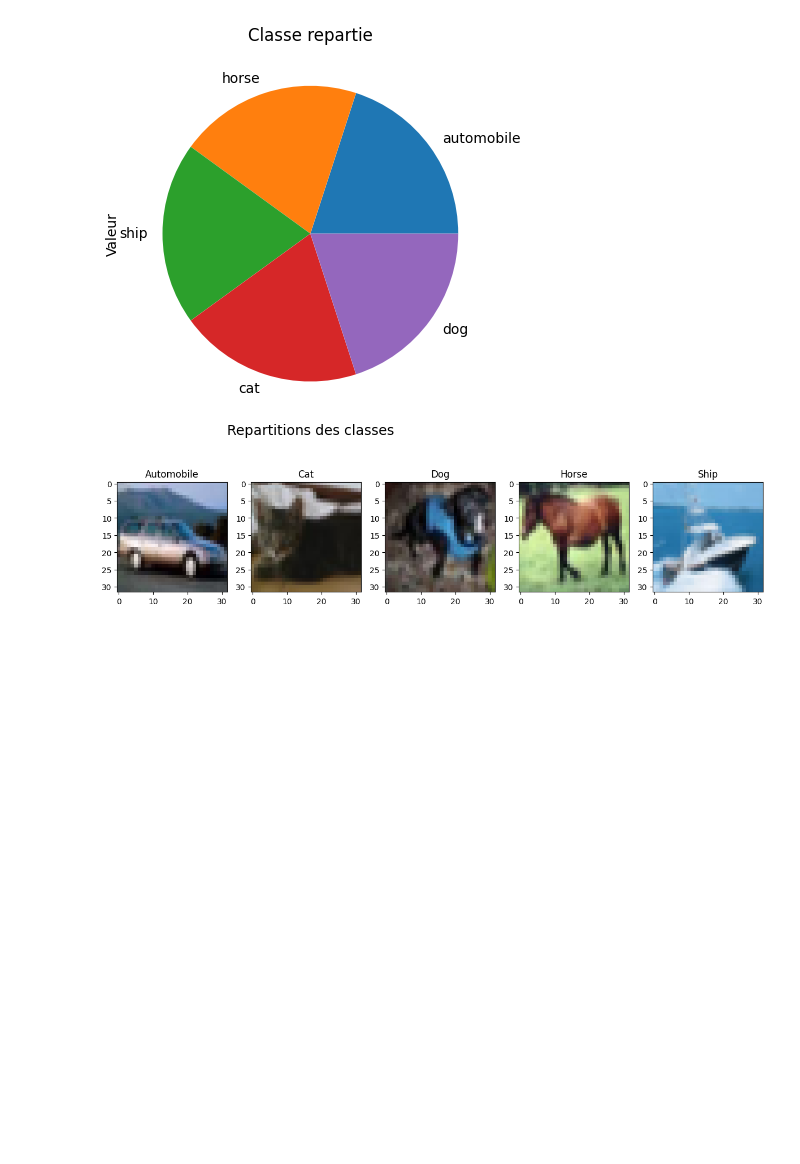
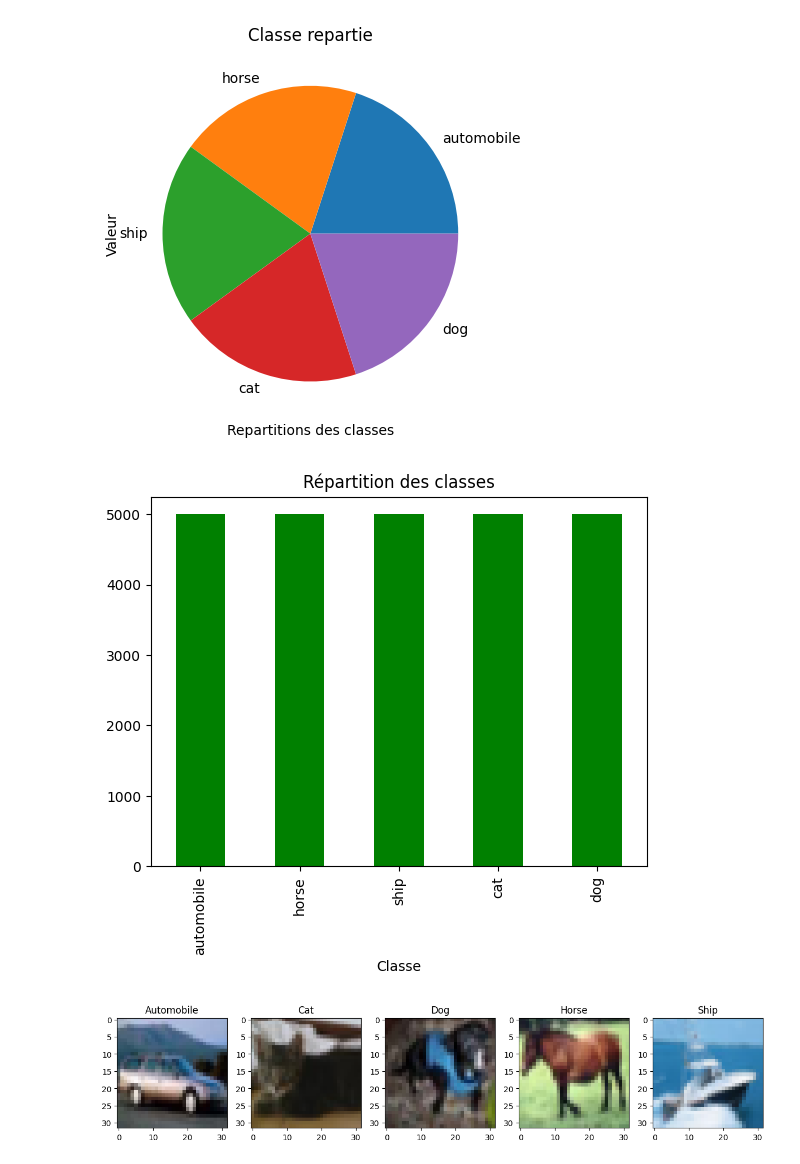
Before and after one commit to bag-hub/projetIA, a Jupyter notebook: projet.ipynb, the cells around one changed output. Drawn from its saved outputs; the diff is of its cells as text; code cells hidden in the pictures; blank space fills up the shorter version.

```diff
--- a/projet.ipynb
+++ b/projet.ipynb
@@ -63,9 +63,14 @@ dataframe2 = pd.DataFrame({"Identifiant": np.arange(len(regroup_img)),
 comptage = dataframe["Classe"].value_counts()
 print("\n", comptage)
 
-comptage.plot(kind = "pie", title="Classe repartie", color="red")
+#PIE CERCLE VUE
+comptage.plot(kind = "pie", title="Classe repartie")
 plt.xlabel("Repartitions des classes")
 plt.ylabel("Valeur")
+plt.show()
+
+#BARRE VUE
+comptage.plot(kind="bar", title="Répartition des classes", color = "green")
 plt.show()
 
 #Exemples d'images en fait...
@@ -95,34 +100,35 @@ idx_cat = dataframe.index[dataframe["Classe"] == "cat"][0]
 img_cat = convertir_image(regroup_img[idx_cat])
 axes[1].imshow(img_cat)
 axes[1].set_title("Cat")
 
 idx_dog = dataframe.index[dataframe["Classe"] == "dog"][0]
 img_dog = convertir_image(regroup_img[idx_dog])
 axes[2].imshow(img_dog)
 axes[2].set_title("Dog")
 
 idx_horse = dataframe.index[dataframe["Classe"] == "horse"][0]
 img_horse = convertir_image(regroup_img[idx_horse])
 axes[3].imshow(img_horse)
 axes[3].set_title("Horse")
 
 idx_ship = dataframe.index[dataframe["Classe"] == "ship"][0]
 img_ship = convertir_image(regroup_img[idx_ship])
 axes[4].imshow(img_ship)
 axes[4].set_title("Ship")
 
 plt.tight_layout()
 plt.show()
 # %% [output]
  Classe
 automobile    5000
 horse         5000
 ship          5000
 cat           5000
 dog           5000
 Name: count, dtype: int64
 [figure]
-[figure, old version]
+[figure, new version]
+[figure, added]
 # %%
 """ SEANCE 2: EXTRACTION DE CARACTERISTIQUE AVEC OpenCV"""
 
```
Also changed, not shown: parts of 1 cell of this notebook.
